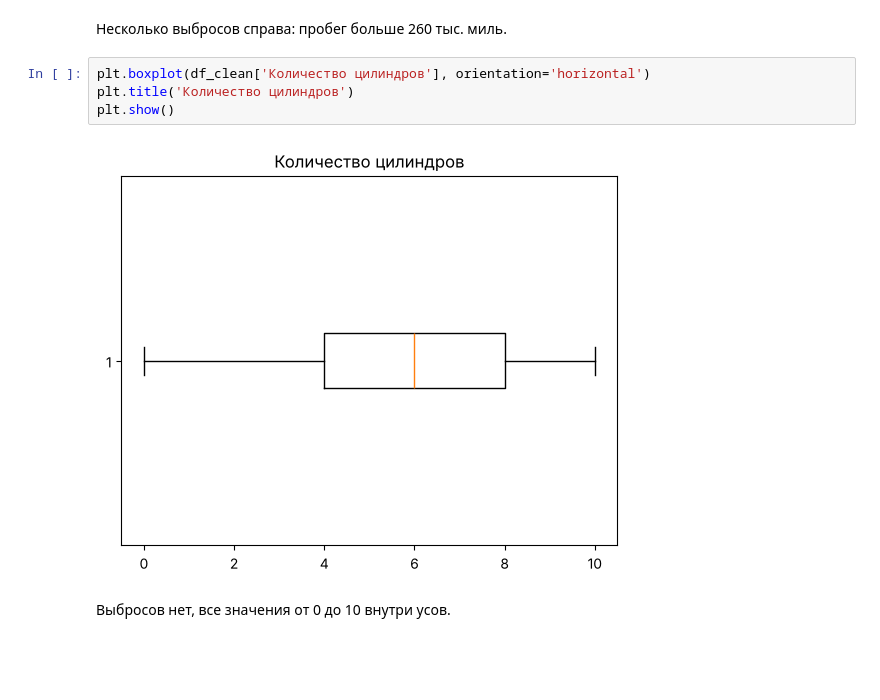
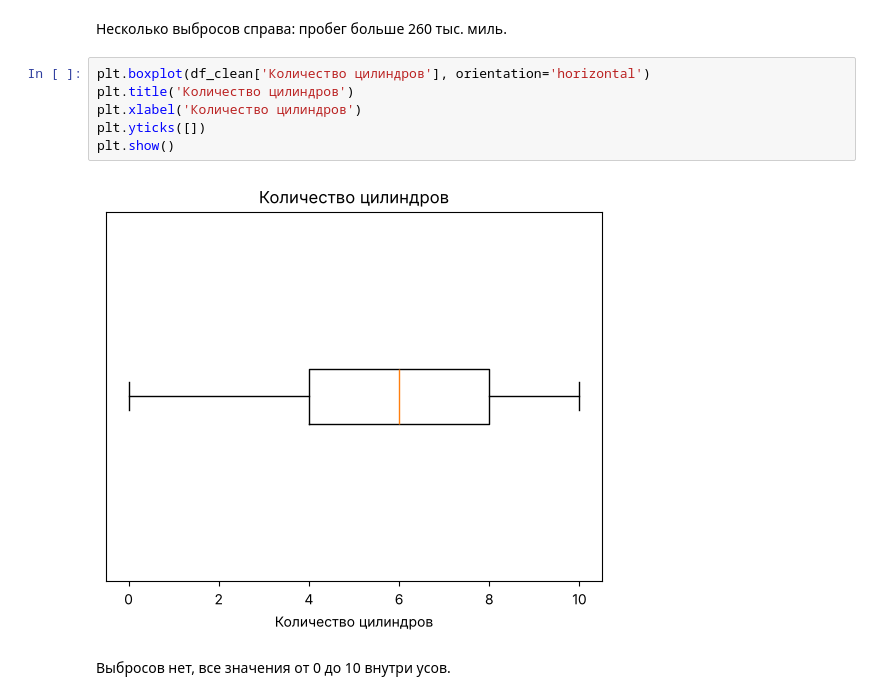
Before and after one commit to pavchundg/project-andan, a Jupyter notebook: Проект_анализ_цен_автомобилей.ipynb, the cells around one changed output. Cells and saved outputs as stored; diff of their text form; blank space fills up the shorter version.

```diff
--- a/Проект_анализ_цен_автомобилей.ipynb
+++ b/Проект_анализ_цен_автомобилей.ipynb
@@ -159,9 +146,11 @@ plt.show()
 # %%
 plt.boxplot(df_clean['Количество цилиндров'], orientation='horizontal')
 plt.title('Количество цилиндров')
+plt.xlabel('Количество цилиндров')
+plt.yticks([])
 plt.show()
 # %% [output]
-[figure, old version]
+[figure, new version]
 # %% [markdown]
 Выбросов нет, все значения от 0 до 10 внутри усов.
 # %%
```
Also changed, not shown: parts of 58 cells of this notebook, 2 other files.
